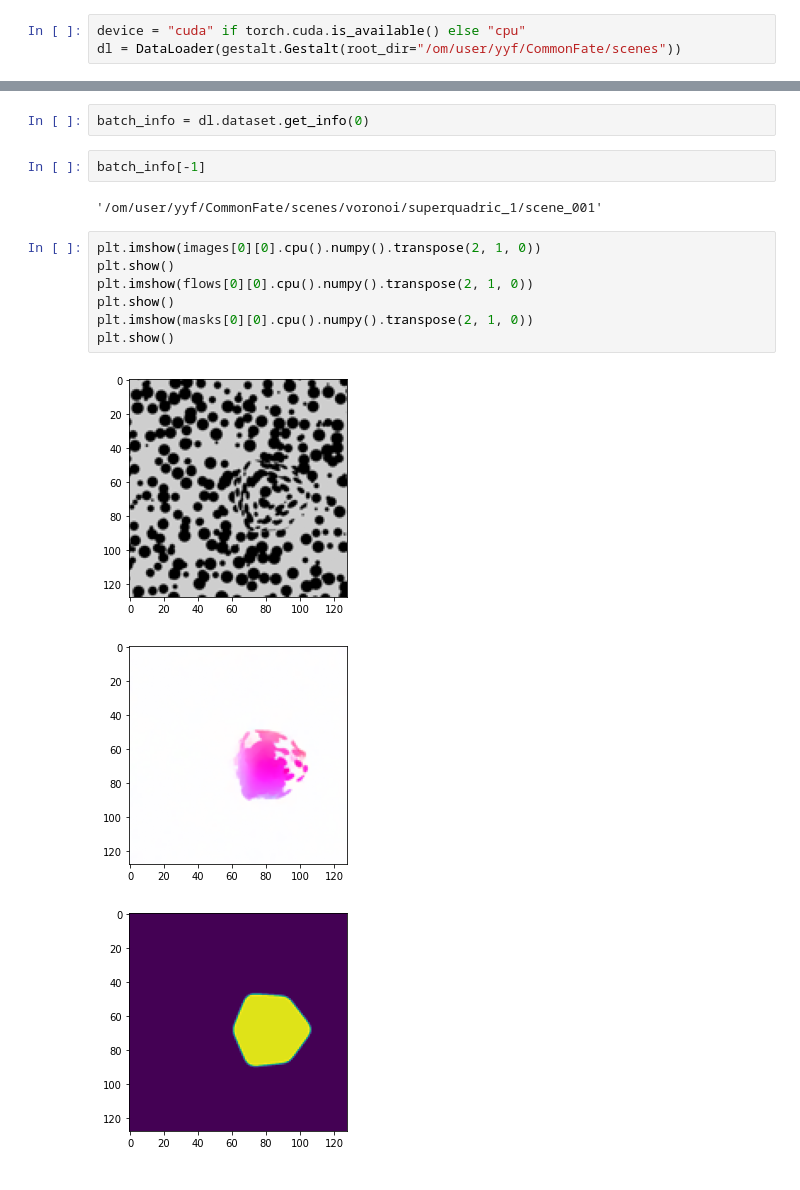
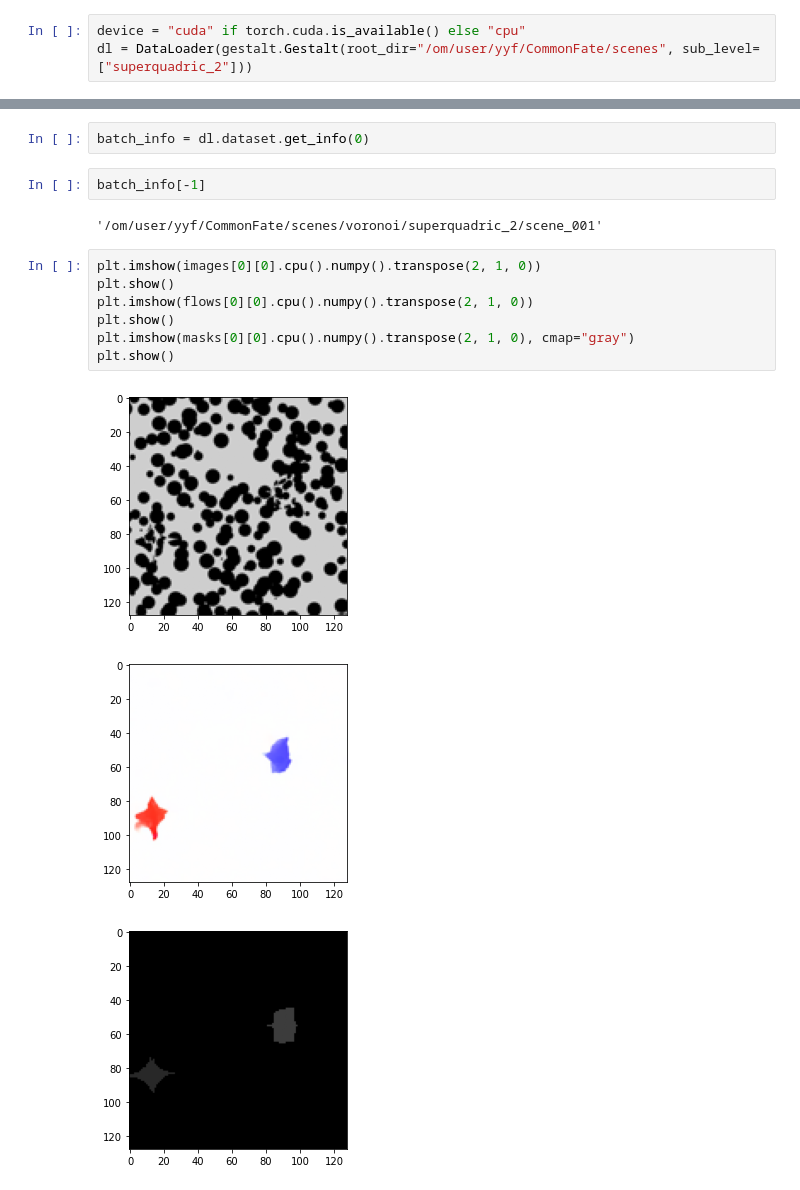
Before and after one commit to yifr/GestaltVision, a Jupyter notebook: explore.ipynb, the cells around one changed output, grey strips where cells are left out. Saved outputs shown, nothing was run; the diff lists cells and outputs as text.

```diff
--- a/explore.ipynb
+++ b/explore.ipynb
@@ -16,6 +13,6 @@ The autoreload extension is already loaded. To reload it, use:
 # %%
 device = "cuda" if torch.cuda.is_available() else "cpu"
-dl = DataLoader(gestalt.Gestalt(root_dir="/om/user/yyf/CommonFate/scenes"))
+dl = DataLoader(gestalt.Gestalt(root_dir="/om/user/yyf/CommonFate/scenes", sub_level=["superquadric_2"]))
 # %%
 batch = next(iter(dl))
 
@@ -27,15 +24,15 @@ batch_info = dl.dataset.get_info(0)
 # %%
 batch_info[-1]
 # %% [output]
-'/om/user/yyf/CommonFate/scenes/voronoi/superquadric_1/scene_001'
+'/om/user/yyf/CommonFate/scenes/voronoi/superquadric_2/scene_001'
 # %%
 plt.imshow(images[0][0].cpu().numpy().transpose(2, 1, 0))
 plt.show()
 plt.imshow(flows[0][0].cpu().numpy().transpose(2, 1, 0))
 plt.show()
-plt.imshow(masks[0][0].cpu().numpy().transpose(2, 1, 0))
+plt.imshow(masks[0][0].cpu().numpy().transpose(2, 1, 0), cmap="gray")
 plt.show()
 # %% [output]
-[figure, old version]
+[figure, new version]
-[figure, old version]
+[figure, new version]
-[figure, old version]
+[figure, new version]
```
Also changed, not shown: parts of 7 cells of this notebook, 7 other files.
